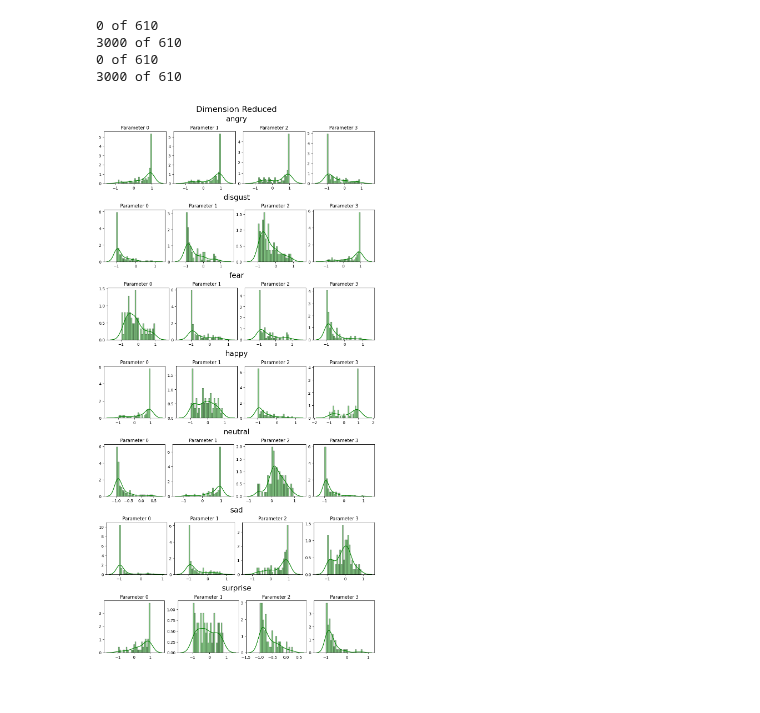
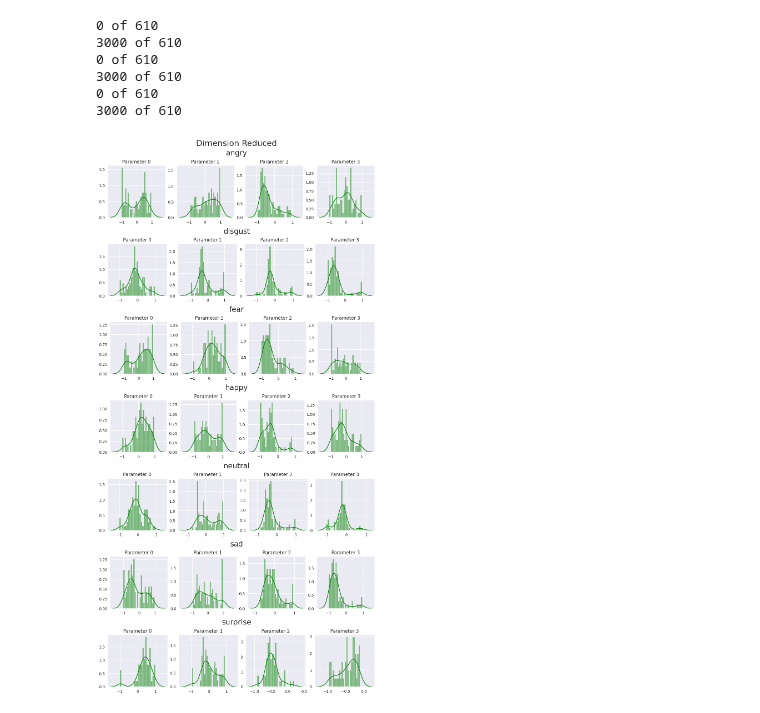
Before and after one commit to BlackFox1197/masterarbeit_programming, a Jupyter notebook: notebooks/eval_notebooks/dimensions_evaluation.ipynb, the cells around one changed output. Saved outputs shown, nothing was run; the diff lists cells and outputs as text; code cells hidden in the pictures.

Commit message:
add bottleneck encoder

```diff
--- a/notebooks/eval_notebooks/dimensions_evaluation.ipynb
+++ b/notebooks/eval_notebooks/dimensions_evaluation.ipynb
@@ -1,4 +1,5 @@
 # %%
+from network_models.soundsream_models_and_utils.clip_like.encoder.ss_bottleneck_encoder import SSBottelneckLayer
 from utils.audio_dataset_utils import train_val_dataset
 from network_models.soundsream_models_and_utils.ss_model_dim_red import SSDimRedModel
 from network_models.soundsream_models_and_utils.ss_model_conv import SSConvModel3Sec
@@ -9,7 +10,7 @@ from torch.utils.data import DataLoader
 batch_size = 6
 
 data_set = ss_encoded_dataset_full(
-    csvPath="/home/ckwdani/Programming/Projects/masterarbeit/Jupyter/mainProject/notebooks/content/data/allEncodings_version0_12_1.pkl",
+    csvPath="/home/ckwdani/Programming/Projects/masterarbeit/Jupyter/mainProject/notebooks/content/data/allEncs_betterSS_12_1_wrap_music.pkl",
     device="cuda")
 
 modelDimRed = SSDimRedModel(eval_mode=True).cuda()
@@ -18,4 +19,7 @@ modelConv = SSConvModel3Sec(xSize=512, ySize=175, eval_mode=True).cuda()
 trainDS, testDs = train_val_dataset(data_set, val_split=0.1, seed=100)
 modelConv.load_state_dict(torch.load("../content/soundstream/experiments/experiment_v_12_1_NR3_relu/Run_Nr_0/conv/emo_reco_best_ep852_acc_75.pth"))
 modelDimRed.load_state_dict(torch.load("../content/soundstream/experiments/experiment_v_12_1_NR3_relu/Run_Nr_0/dimred/emo_reco_best_ep824_acc_70.pth"))
+
+modelEncoder = SSBottelneckLayer(num_cols = 175,bottleneck_size =  4, dropout=0, train_mode=False).cuda()
+modelEncoder.load_state_dict(torch.load("/home/ckwdani/Programming/Projects/masterarbeit/Jupyter/mainProject/notebooks/content/soundstream/experiments/AUTO_encoder/Nr1/1500_moreencoder_0.pth"))
 # %% [output]
@@ -31,7 +35,7 @@ import numpy as np
 from numpy import ndarray
 json_path ="/home/ckwdani/Programming/Projects/masterarbeit/Jupyter/mainProject/notebooks/content/data/"
 
-def generateParameters(device, model, dataset, labels):
+def generateParameters(device, model, dataset, labels, encoder = False):
     loader = DataLoader(dataset, shuffle=False, batch_size=1)
     d ={}
 
@@ -41,6 +45,8 @@ def generateParameters(device, model, dataset, labels):
     with torch.no_grad():
         for batch, (X, z) in enumerate(loader):
             X, z = X.to(device),  z.to(device)
+            if(encoder):
+                X = torch.flatten(X, 1)
             dims, pred = model(X, return_with_dims= True)
             label = data_set.encoded_dataset.label_list[z[0].nonzero().cpu().numpy()[0][0]]
             dims = dims.cpu().numpy()[0]
@@ -87,12 +93,17 @@ def write_latex(fileName, string):
     file.close()
 # %%
 arra = generateParameters("cuda", modelConv, testDs, data_set.encoded_dataset.label_list)
+
 arra_dr = generateParameters("cuda", modelDimRed, testDs, data_set.encoded_dataset.label_list)
+
+arra_enc  = generateParameters("cuda", modelEncoder, testDs, data_set.encoded_dataset.label_list, encoder=True)
 # %% [output]
 0 of 610
 3000 of 610
 0 of 610
 3000 of 610
+0 of 610
+3000 of 610
 # %%
 #asaa = pd.DataFrame(genAvgFull([arra, arra_dr], data_set.encoded_dataset.label_list ,["conv", "dimred"]))
 asaa = genAvgFullByLabel([arra, arra_dr], data_set.encoded_dataset.label_list ,["conv", "dimred"])
@@ -134,6 +145,6 @@ def show_bars(predictions, label_list, color="r", title_string = ""):
         axs[3].set_title(f'Parameter 3')
 # %%
 
-show_bars(arra_dr, data_set.encoded_dataset.label_list, color="g", title_string="Dimension Reduced")
+show_bars(arra_enc, data_set.encoded_dataset.label_list, color="g", title_string="Dimension Reduced")
 # %% [output]
-[figure, old version]
+[figure, new version]
```
Also changed, not shown: parts of 1 cell of this notebook, 11 other files.
